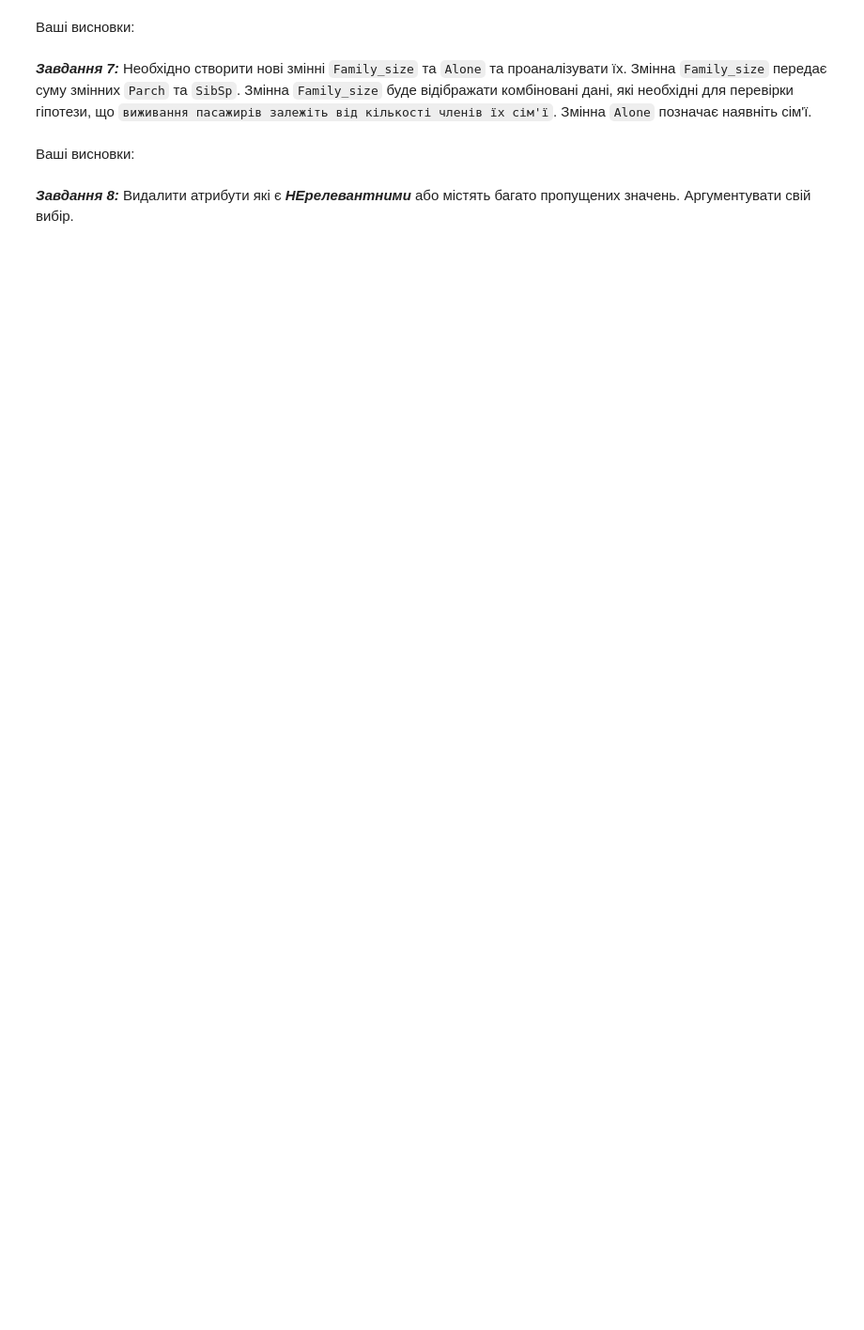
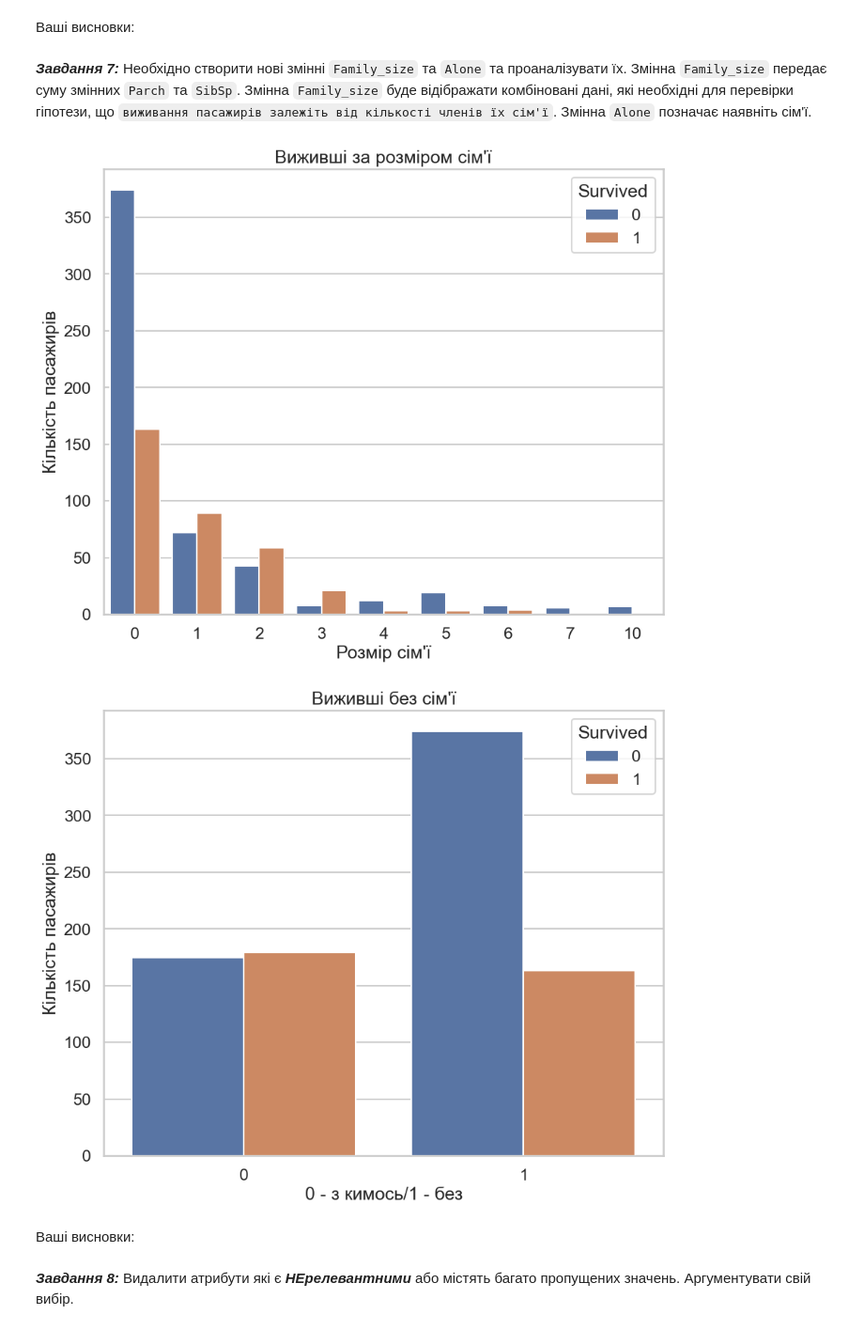
Before and after one commit to VladyslavFiniahin/Rep-AI, a Jupyter notebook: Task3_basic_ai_ad.ipynb, the cells around one changed output. Shown: that part at 94% size. Drawn from its saved outputs; the diff is of its cells as text; code cells hidden in the pictures; blank space fills up the shorter version.

```diff
--- a/Task3_basic_ai_ad.ipynb
+++ b/Task3_basic_ai_ad.ipynb
@@ -90,3 +207,25 @@ sns.set_context('talk')
+# %%
+#CODE
+
+dataset['Family_size'] = dataset['SibSp'] + dataset['Parch']
+dataset['Alone'] = (dataset['Family_size'] == 0).astype(int)
+
+plt.figure(figsize=(10, 8))
+sns.countplot(data=dataset, x='Family_size', hue='Survived')
+plt.xlabel("Розмір сім'ї")
+plt.ylabel("Кількість пасажирів")
+plt.title("Виживші за розміром сім'ї")
+plt.show()
+
+plt.figure(figsize=(10, 8))
+sns.countplot(data=dataset, x='Alone', hue='Survived')
+plt.xlabel("0 - з кимось/1 - без")
+plt.ylabel("Кількість пасажирів")
+plt.title("Виживші без сім'ї")
+plt.show()
+# %% [output]
+[figure, added]
+[figure, added]
 # %% [markdown]
 Ваші висновки:
 # %% [markdown]
```
Also changed, not shown: parts of 22 cells of this notebook, 1 other file.
